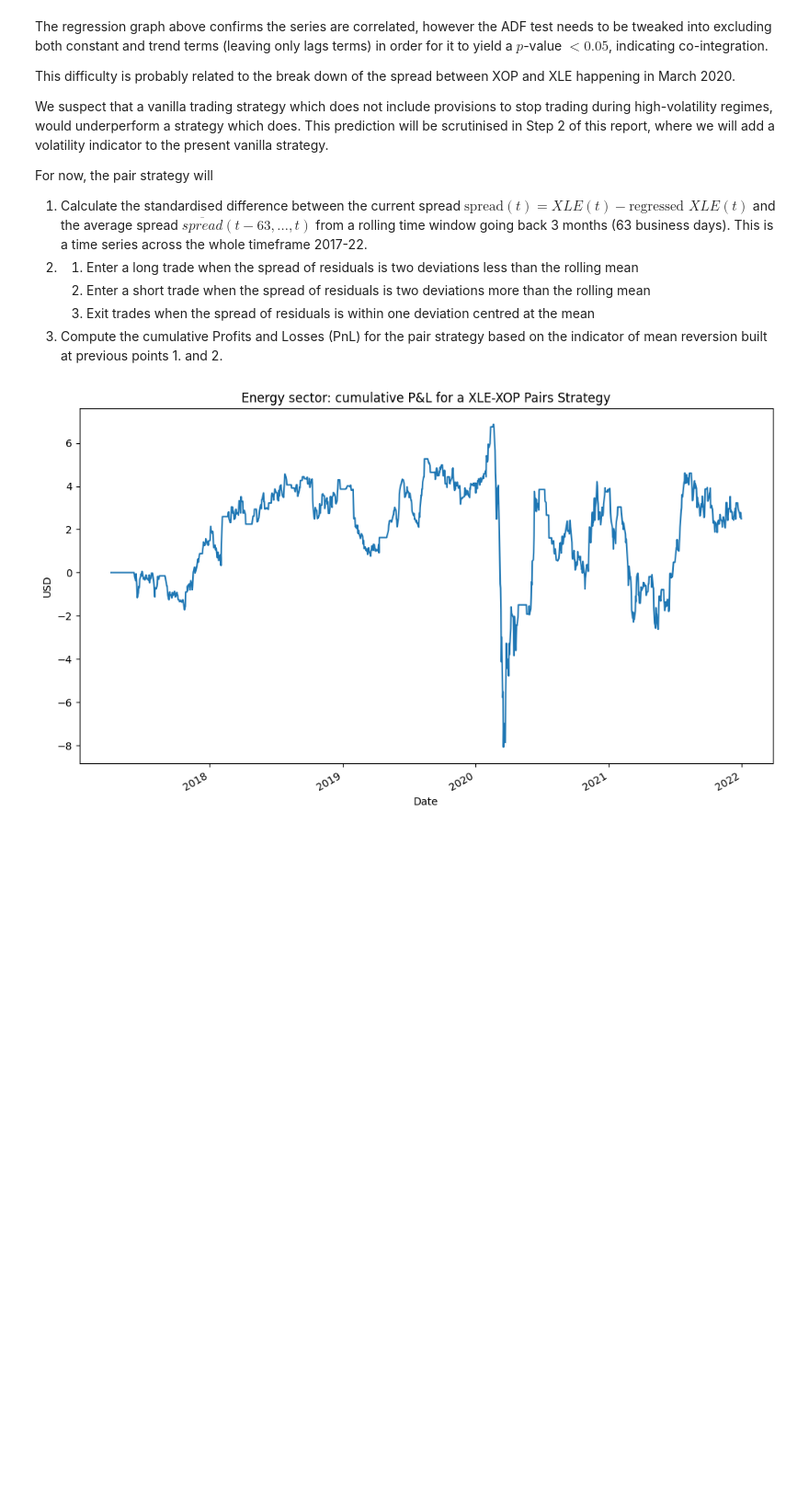
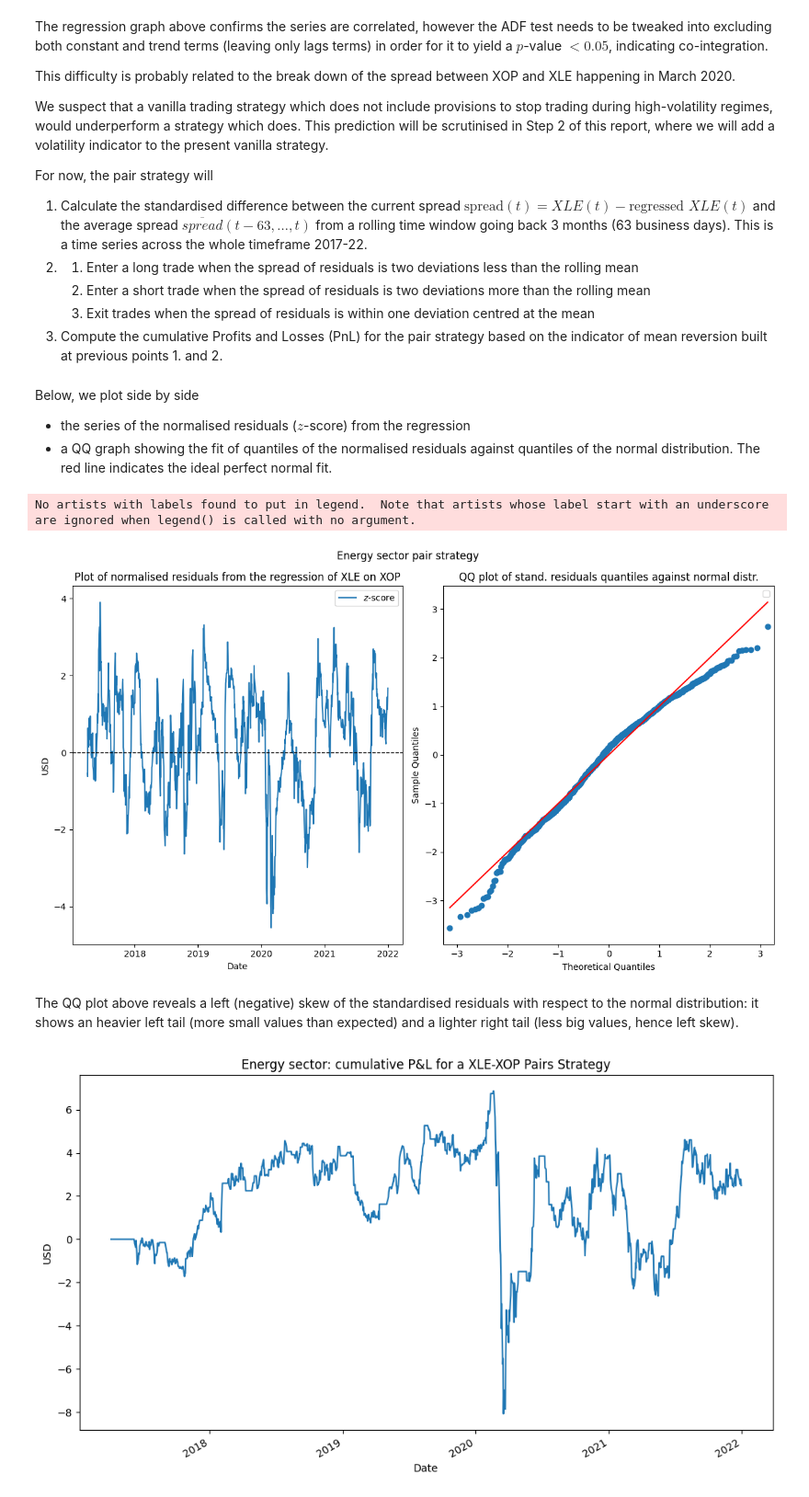
Before and after one commit to George-Creekbed/capstone_review, a Jupyter notebook: step1b.ipynb, the cells around one changed output. Shown at 92% size. Cells and saved outputs as stored; diff of their text form; code cells hidden in the pictures; blank space fills up the shorter version.

```diff
--- a/step1b.ipynb
+++ b/step1b.ipynb
@@ -140,6 +142,31 @@ position_energy = pd.Series(position_energy, index=prices.index).ffill().where(~
 position_energy = position_energy.fillna(0)		# fills string of initial na (before first trade) to 0
 position_energy.name = "Spread Position"
 # position_energy
+# %% [markdown]
+Below, we plot side by side
+- the series of the normalised residuals ($z$-score) from the regression
+- a QQ graph showing the fit of quantiles of the normalised residuals against quantiles of the normal distribution. The red line indicates the ideal perfect normal fit.
+# %%
+fig, ax = plt.subplots(1, 2)
+ax[0].plot(zscore_energy.index, zscore_energy, label="$z$-score")
+ax[0].axhline(0, ls="--", color="k", lw=1)
+ax[0].set_title("Plot of normalised residuals from the regression of XLE on XOP")
+ax[0].set_ylabel("USD")
+ax[0].set_xlabel("Date")
+ax[0].legend()
+
+#ax[1] = fig.add_subplot(1)
+sm.graphics.qqplot(zscore_energy.dropna(), fit=True, line='s', ax=ax[1])
+ax[1].set_title("QQ plot of stand. residuals quantiles against normal distr.")
+
+plt.suptitle("Energy sector pair strategy")
+plt.tight_layout()
+plt.show()
+# %% [output]
+No artists with labels found to put in legend.  Note that artists whose label start with an underscore are ignored when legend() is called with no argument.
+[figure, added]
+# %% [markdown]
+The QQ plot above reveals a left (negative) skew of the standardised residuals with respect to the normal distribution: it shows an heavier left tail (more small values than expected) and a lighter right tail (less big values, hence left skew).
 # %%
 # Strategy returns
 spread_returns = spread_energy.iloc[roll_window:].diff()
```
Also changed, not shown: parts of 21 cells of this notebook, 1 other file.
